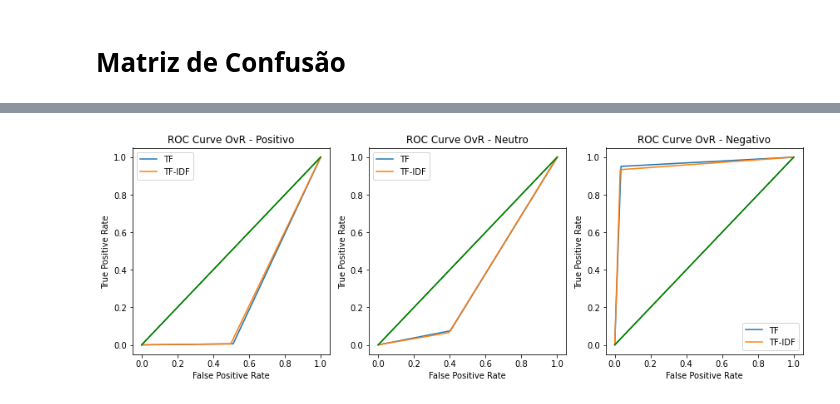
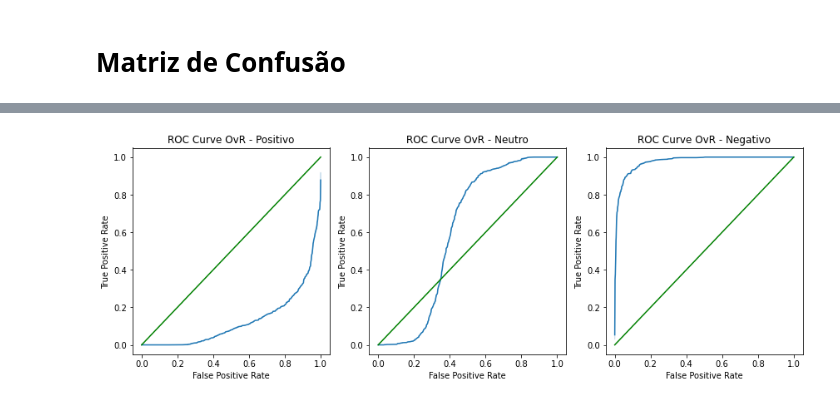
Before and after one commit to brenojantorno/PLN_Sentiment_Analysis, a Jupyter notebook: Sentiment Analysis.ipynb, the cells around one changed output, grey strips where cells are left out. Saved outputs shown, nothing was run; the diff lists cells and outputs as text; code cells hidden in the pictures.

```diff
--- a/Sentiment Analysis.ipynb
+++ b/Sentiment Analysis.ipynb
@@ -117,4 +85,12 @@ def removerStopWords(texto):
     return sentencas_filtradas.strip()
+# %%
+def removerCaracteresEspeciais(Text):
+    Text = unidecode.unidecode(Text)
+    Text = re.sub(r'http\S+|[0-9]|\.|\,|\-|\_|\:|\;|\@|\#|\!|\>|\<|\&|\®', '', Text)
+    Text = removerStopWords(Text)
+    Text = Text.lower().strip()
+
+    return Text
 # %%
 def limparTexto(dataFrame):
     result =  pd.DataFrame()
@@ -143,7 +109,9 @@ def limparTexto(dataFrame):
 
     return result
 # %%
-twetter_df_clean =  limparTexto(twetter_df)
-twetter_df_clean =  twetter_df_clean.rename(columns= {0: 'Text', 1: "Classificacao"})
-twetter_df_clean.head()
+twetter_df_clean =  limparTexto(twetter_df).rename(columns= {0: 'Text', 1: "Classificacao"})
+
+#Remoção dos dados duplicados
+twetter_df_clean.drop_duplicates(subset='Text',inplace=True)
+print(twetter_df_clean.describe())
 # %% [output]
@@ -313,5 +183,5 @@ def get_all_roc_coordinates(y_real, y_proba):
 # %%
-def plot_roc_curve(tpr, fpr, scatter = True, ax = None, label_name = None):
+def plot_roc_curve(tpr, fpr, scatter = True, ax = None,):
     '''
     Plots the ROC Curve by using the list of coordinates (tpr and fpr).
 
@@ -327,7 +197,7 @@ def plot_roc_curve(tpr, fpr, scatter = True, ax = None, label_name = None):
     if scatter:
         sns.scatterplot(x = fpr, y = tpr, ax = ax)
 
-    sns.lineplot(x = fpr, y = tpr, ax = ax, legend="brief", label=label_name)
+    sns.lineplot(x = fpr, y = tpr, ax = ax, legend="brief")
     sns.lineplot(x = [0, 1], y = [0, 1], color = 'green', ax = ax)
     plt.xlim(-0.05, 1.05)
     plt.ylim(-0.05, 1.05)
@@ -336,34 +206,35 @@ def plot_roc_curve(tpr, fpr, scatter = True, ax = None, label_name = None):
 # %%
 # Plots the Probability Distributions and the ROC Curves One vs Rest
 # Utilizando a metodologia OvR One vs Rest ou Um versus o resto
 
-plt.figure(figsize = (12, 8))
-classes =  twetter_df_clean.Classificacao.unique()
+plt.figure(figsize=(12, 8))
+classes = twetter_df_clean.Classificacao.unique()
 roc_auc_ovr = {}
 
 # Calcula a curva ROC para cada tipo de calculo da bag of words
-for key in dic_predicts_proba.keys():
 
-  for i in range(len(classes)):
-      # Recupera a classe
-      classe = classes[i]
+for i in range(len(classes)):
+    # Recupera a classe
+    classe = classes[i]
 
-      # Verificar
-      list_class = [1 if y == classe else 0 for y in y_test]
-      list_prob =  dic_predicts_proba[key][:, 0]
-      data = {"class": list_class, "prob": list_prob}
-      df_aux = pd.DataFrame(data)
+    # Verificar
+    list_class = [1 if y == classe else 0 for y in y_test]
+    list_prob = predicts_proba[:, 0]
+    data = {"class": list_class, "prob": list_prob}
+    df_aux = pd.DataFrame(data)
 
-      # Calculates the ROC Coordinates and plots the ROC Curves
-      ax_bottom = plt.subplot(2, 3, i+4)
-      tpr, fpr = get_all_roc_coordinates(df_aux['class'], df_aux['prob'])
-      plot_roc_curve(tpr, fpr, scatter = False, ax = ax_bottom, label_name=key)
-      ax_bottom.set_title(f"ROC Curve OvR - {classe}")
+    # Calculates the ROC Coordinates and plots the ROC Curves
+    ax_bottom = plt.subplot(2, 3, i+4)
+    # tpr, fpr = get_all_roc_coordinates(df_aux['class'], df_aux['prob'])
+
+    fpr, tpr, thresholds = metrics.roc_curve(list_class, list_prob)
+    plot_roc_curve(tpr, fpr, scatter=False, ax=ax_bottom)
+    ax_bottom.set_title(f"ROC Curve OvR - {classe}")
 
     # Calculates the ROC AUC OvR
-      roc_auc_ovr[i] = metrics.roc_auc_score(df_aux['class'], df_aux['prob'])
+    roc_auc_ovr[i] = metrics.roc_auc_score(df_aux['class'], df_aux['prob'])
 
 
 plt.tight_layout()
 # %% [output]
-[figure, old version]
+[figure, new version]
```
Also changed, not shown: parts of 20 cells of this notebook.
